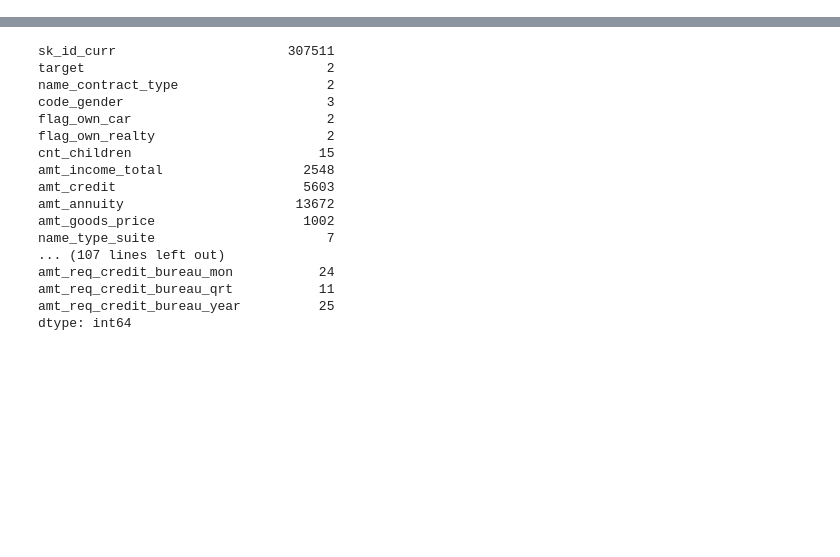
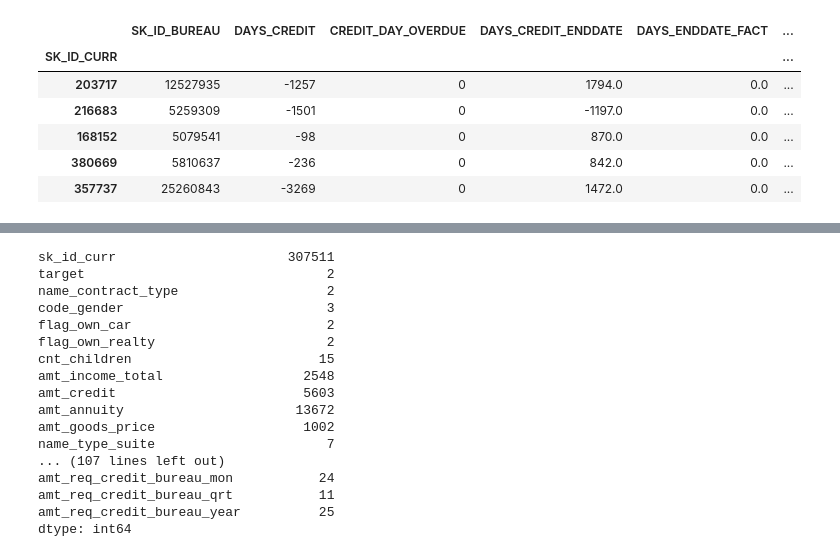
Before and after one commit to desimahesh/mlProject, a Jupyter notebook: MLCapstoneInitial-1.ipynb, the cells around one changed output, grey strips where cells are left out. Drawn from its saved outputs; the diff is of its cells as text; code cells hidden in the pictures; blank space fills up the shorter version.

```diff
--- a/MLCapstoneInitial-1.ipynb
+++ b/MLCapstoneInitial-1.ipynb
@@ -25,0 +65,2 @@ pd.set_option('display.max_rows', None)
+# %%
+PastActiveLoans = bur[bur["CREDIT_ACTIVE"]=="Active"].groupby("SK_ID_CURR").sum()
@@ -26,3 +84,13 @@ pd.set_option('display.max_rows', None)
+# %%
+PastActiveLoans.sample(5)
+# %% [output]
+|  | SK_ID_BUREAU | DAYS_CREDIT | CREDIT_DAY_OVERDUE | DAYS_CREDIT_ENDDATE | DAYS_ENDDATE_FACT | ... |
+| SK_ID_CURR |  |  |  |  |  | ... |
+| 203717 | 12527935 | -1257 | 0 | 1794.0 | 0.0 | ... |
+| 216683 | 5259309 | -1501 | 0 | -1197.0 | 0.0 | ... |
+| 168152 | 5079541 | -98 | 0 | 870.0 | 0.0 | ... |
+| 380669 | 5810637 | -236 | 0 | 842.0 | 0.0 | ... |
+| 357737 | 25260843 | -3269 | 0 | 1472.0 | 0.0 | ... |
 # %%
 test_set = pd.read_csv('MLProject/data/application_test.csv')
 # %%
```
Also changed, not shown: parts of 13 cells of this notebook.
